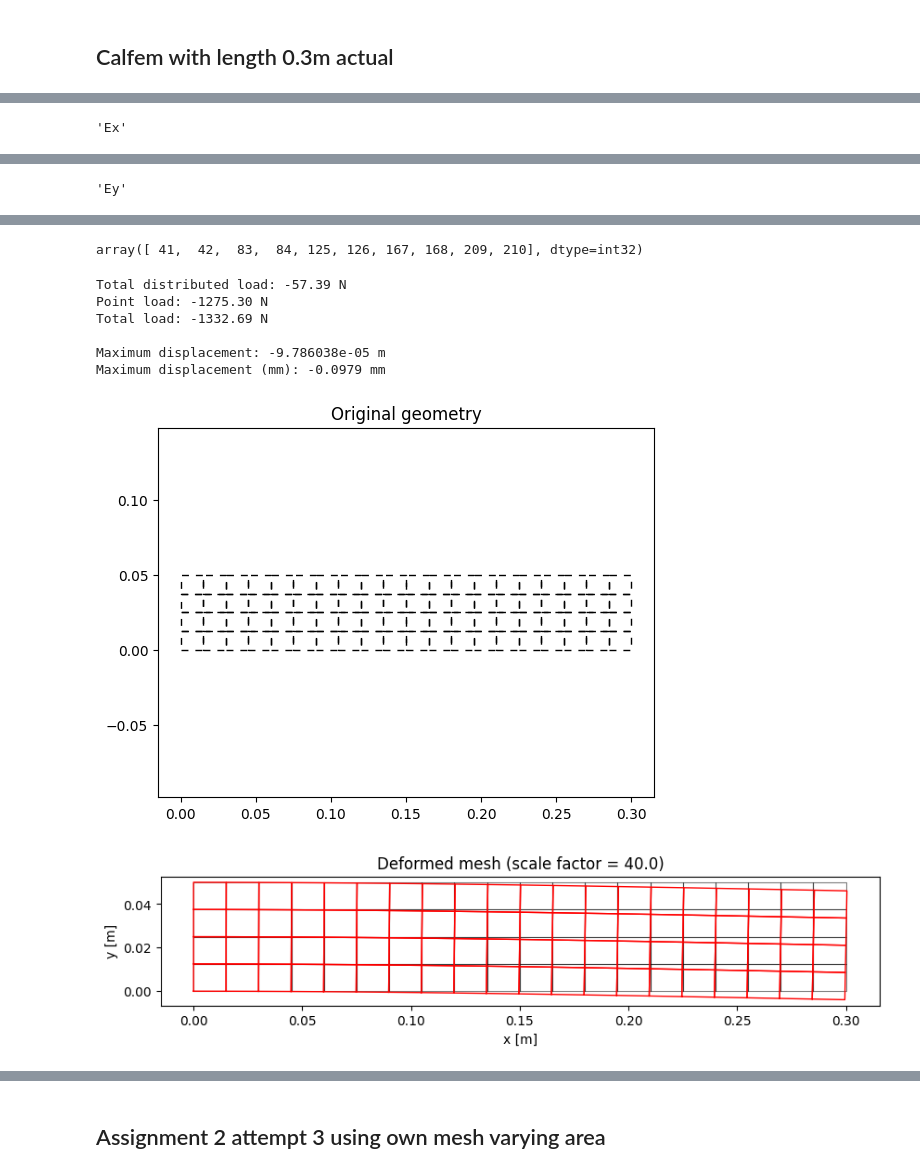
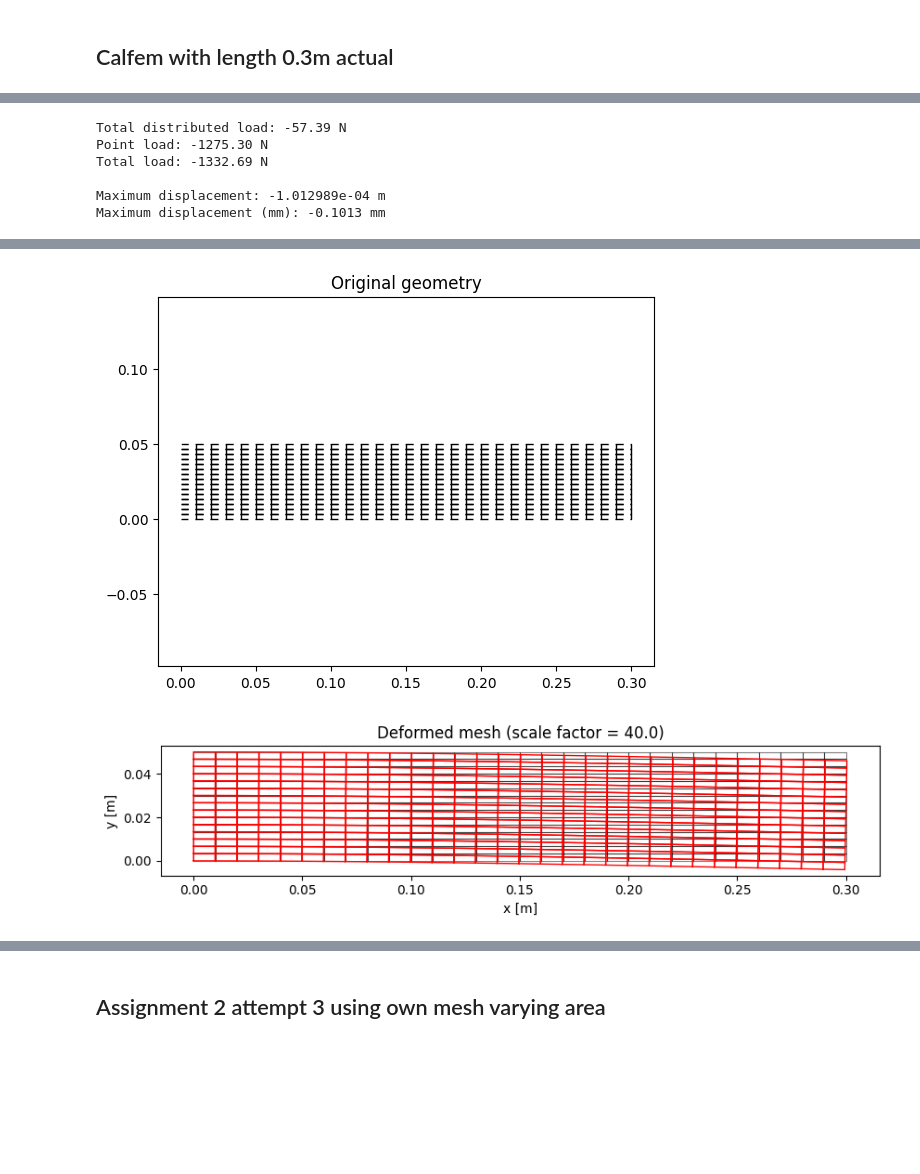
Before and after one commit to MartinStjernkvist/Applied-Mechanics, a Jupyter notebook: TME235/Assignment_1&2.ipynb, the cells around one changed output, grey strips where cells are left out. Drawn from its saved outputs; the diff is of its cells as text; code cells hidden in the pictures; blank space fills up the shorter version.

```diff
--- a/TME235/Assignment_1&2.ipynb
+++ b/TME235/Assignment_1&2.ipynb
@@ -562,12 +473,3 @@ print(f"Maximum displacement (mm): {np.min(a)*1000:.4f} mm")
-# %%
-for eltopo, elx, ely, in zip(Edof, Ex, Ey):
-    Ke = cfc.planqe(elx, ely, ep, Dmat)
-    fe =
-    cfc.assem(eltopo, K, Ke)
-
-f[-1] += F
-
-a,
 # %% [markdown]
 ## Calfem with length 3m actual
 # %%
@@ -818,14 +665,14 @@ m = 130
 A = b * h
 
 # Forces
-P = -m * g  # Point load (downward, negative y-direction)
-q0 = -h * b * rho * g  # Distributed load per unit length (downward)
+P = -m * g  # Point load
+q0 = -h * b * rho * g  # Distributed load
 
 # Create mesh
 p1 = np.array([0., 0.])  # Lower left corner
 p2 = np.array([L2, h])   # Upper right corner
-nelx = 20
-nely = 4
+nelx = 30
+nely = 15
 ndof_per_node = 2
 nnode = (nelx + 1) * (nely + 1)
 nDofs = ndof_per_node * nnode
@@ -833,8 +680,8 @@ nDofs = ndof_per_node * nnode
 # Generate mesh
 Ex, Ey, Edof, B1, B2, B3, B4, P1, P2, P3, P4 = quadmesh(p1, p2, nelx, nely, ndof_per_node)
 
-display('Ex', Ex)
-display('Ey', Ey)
+#display('Ex', Ex)
+#display('Ey', Ey)
 
 # Plot mesh
 cfv.figure()
@@ -842,10 +689,10 @@ cfv.eldraw2(Ex, Ey)
 cfv.title('Mesh')
 cfv.show()
 
-display(B2)
+#display(B2)
 
 
-# Initialize global stiffness matrix and force vector
+# Initializing global stiffness matrix and force vector
 K = np.zeros([nDofs, nDofs])
 f = np.zeros([nDofs, 1])
 
@@ -854,16 +701,12 @@ for eltopo, elx, ely in zip(Edof, Ex, Ey):
     Ke = cfc.planqe(elx, ely, ep, Dmat)
     cfc.assem(eltopo, K, Ke)
 
-# Apply distributed load on top edge (B3)
-# For a uniformly distributed load on a line element, the equivalent nodal forces
-# are q*L/2 at each node (where L is the length of the edge)
 
-# Find which elements have their top edge on B3
-# Top edge elements are those in the top row (last nely row)
+# Top edge elements are those in the top row
 top_elements = range(nelx * (nely - 1), nelx * nely)
 
 
-# --- Apply distributed load along the TOP edge (downwards) ---
+# Applying distributed load along the top edge
 top_elements = range(nelx * (nely - 1), nelx * nely)
 
 for el_idx in top_elements:
@@ -874,19 +717,19 @@ for el_idx in top_elements:
     # Top edge connects nodes 3 and 4
     edge_length = np.sqrt((elx[2] - elx[3])**2 + (ely[2] - ely[3])**2)
 
-    # Equivalent nodal forces for uniform distributed load q0
+    # Nodal forces
     nodal_force = q0 * edge_length / 2.0
 
-    # Apply to Y-DOFs (downward load)
-    f[eltopo[5] - 1] += nodal_force  # node 3 (top-right)
-    f[eltopo[7] - 1] += nodal_force  # node 4 (top-left)
+    # Apply to Y-DOFs
+    f[eltopo[5] - 1] += nodal_force
+    f[eltopo[7] - 1] += nodal_force
 
 
-# --- Apply distributed load along the RIGHT edge (downwards) ---
+# Applying distributed load along the right edge
 right_elements = range(nelx - 1, nelx * nely, nelx)
 
 # Distributed load intensity along right edge:
-q_right = P / h   # [N/m] – since P is a total force, divide by height h
+q_right = P / h
 
 for el_idx in right_elements:
     elx = Ex[el_idx, :]
@@ -899,23 +742,23 @@ for el_idx in right_elements:
     # Equivalent nodal forces for uniform distributed load q_right
     nodal_force = q_right * edge_length / 2.0
 
-    # Apply to Y-DOFs of right-edge nodes (downwards)
-    f[eltopo[3] - 1] += nodal_force  # node 2 (bottom-right)
-    f[eltopo[5] - 1] += nodal_force  # node 3 (top-right)
+    # Apply to to right edge nodes in y-direction
+    f[eltopo[3] - 1] += nodal_force
+    f[eltopo[5] - 1] += nodal_force
 
 
 print(f"Total distributed load: {q0 * L2:.2f} N")
 print(f"Point load: {P:.2f} N")
 print(f"Total load: {q0 * L2 + P:.2f} N")
 
-# Apply boundary conditions - fixed left edge (B4)
+# Applying boundary conditions
 bc = B4
 bcval = np.zeros(np.size(bc))
 
-# Solve the system
+# Solving the system
 a, r = cfc.solveq(K, f, bc, bcval)
 
-# Extract displacements
+# Extracting displacements
 print(f"\nMaximum displacement: {np.min(a):.6e} m")
 print(f"Maximum displacement (mm): {np.min(a)*1000:.4f} mm")
 
@@ -933,9 +776,6 @@ plt.title('Original geometry')
 #cfv.eldisp2(Ex, Ey, Ed, plotpar, sfac)
 #plt.title('Displacement')
 
-# -------------------------------
-# Plot undeformed and deformed mesh manually
-# -------------------------------
 
 # Compute nodal coordinates
 xv = np.linspace(p1[0], p2[0], nelx + 1)
@@ -971 +812,6 @@ plt.show()
-'Ex'
+Total distributed load: -57.39 N
+Point load: -1275.30 N
+Total load: -1332.69 N
+
+Maximum displacement: -1.012989e-04 m
+Maximum displacement (mm): -0.1013 mm
@@ -989 +817,0 @@ array([[0.   , 0.015, 0.015, 0.   ],
-'Ey'
@@ -1008,9 +818,2 @@ array([[0.    , 0.    , 0.0125, 0.0125],
-array([ 41,  42,  83,  84, 125, 126, 167, 168, 209, 210], dtype=int32)
-Total distributed load: -57.39 N
-Point load: -1275.30 N
-Total load: -1332.69 N
-
-Maximum displacement: -9.786038e-05 m
-Maximum displacement (mm): -0.0979 mm
-[figure, old version]
+[figure, new version]
-[figure, old version]
+[figure, new version]
```
Also changed, not shown: parts of 14 cells of this notebook.
